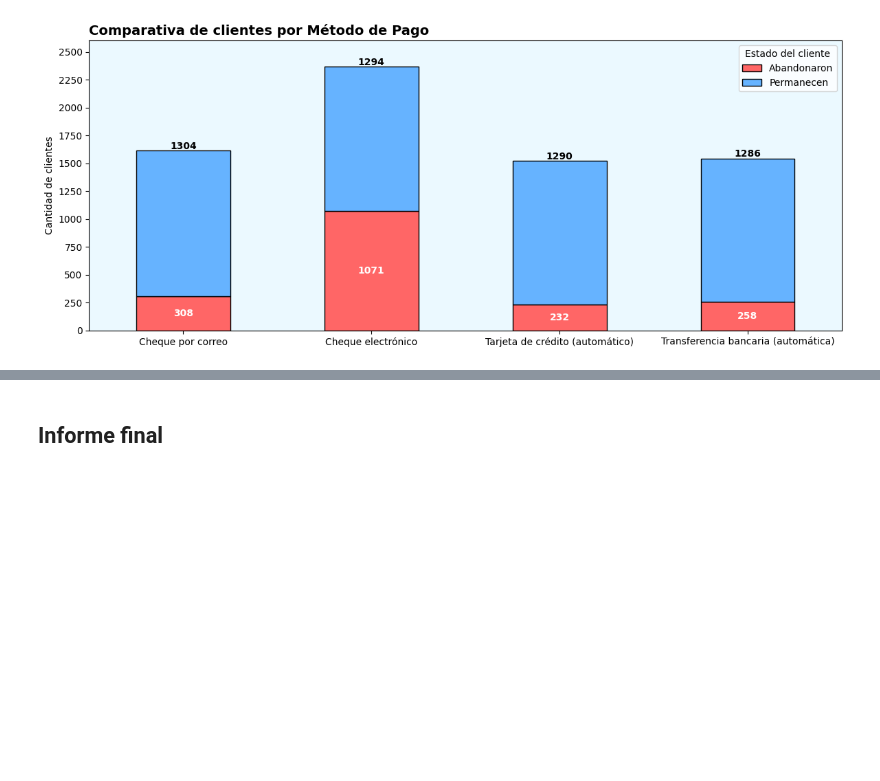
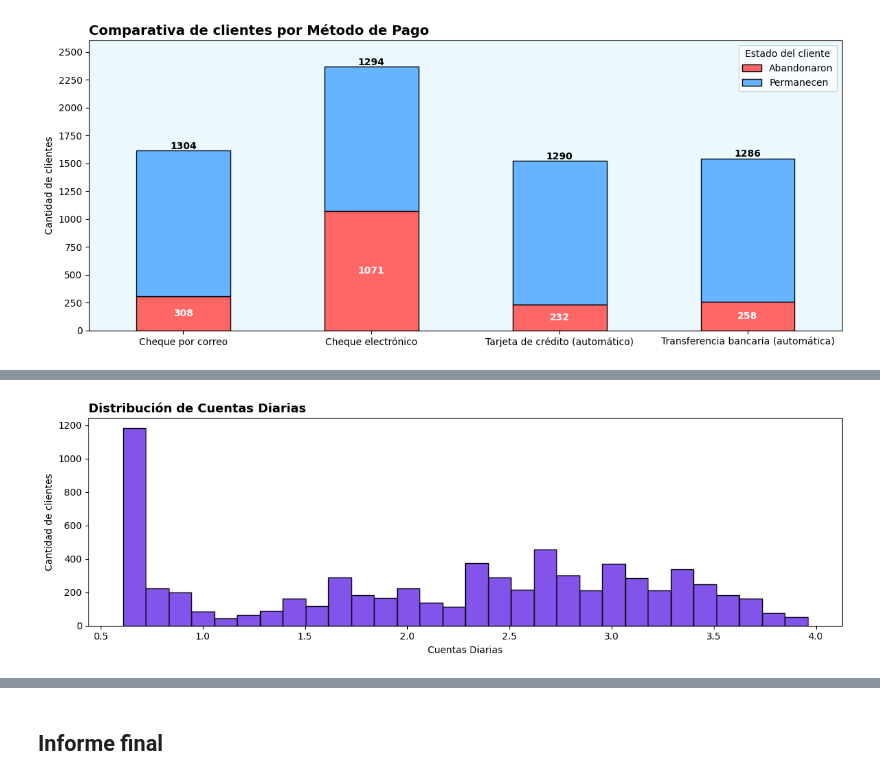
Before and after one commit to DanielRaiicHu/TelecomX, a Jupyter notebook: TelecomX.ipynb, the cells around one changed output, grey strips where cells are left out. Saved outputs shown, nothing was run; the diff lists cells and outputs as text; code cells hidden in the pictures; blank space fills up the shorter version.

```diff
--- a/TelecomX.ipynb
+++ b/TelecomX.ipynb
@@ -1790,0 +1893,11 @@ plt.show()
+# %%
+# Distribución general
+plt.figure(figsize=(12, 4))
+sns.histplot(df['CuentasDiarias'], bins=30, color=color_3, edgecolor='black')
+plt.title('Distribución de Cuentas Diarias', fontsize=13, fontweight='bold', loc='left')
+plt.xlabel('Cuentas Diarias')
+plt.ylabel('Cantidad de clientes')
+plt.tight_layout()
+plt.show()
+# %% [output]
+[figure, added]
```
Also changed, not shown: parts of 9 cells of this notebook.
